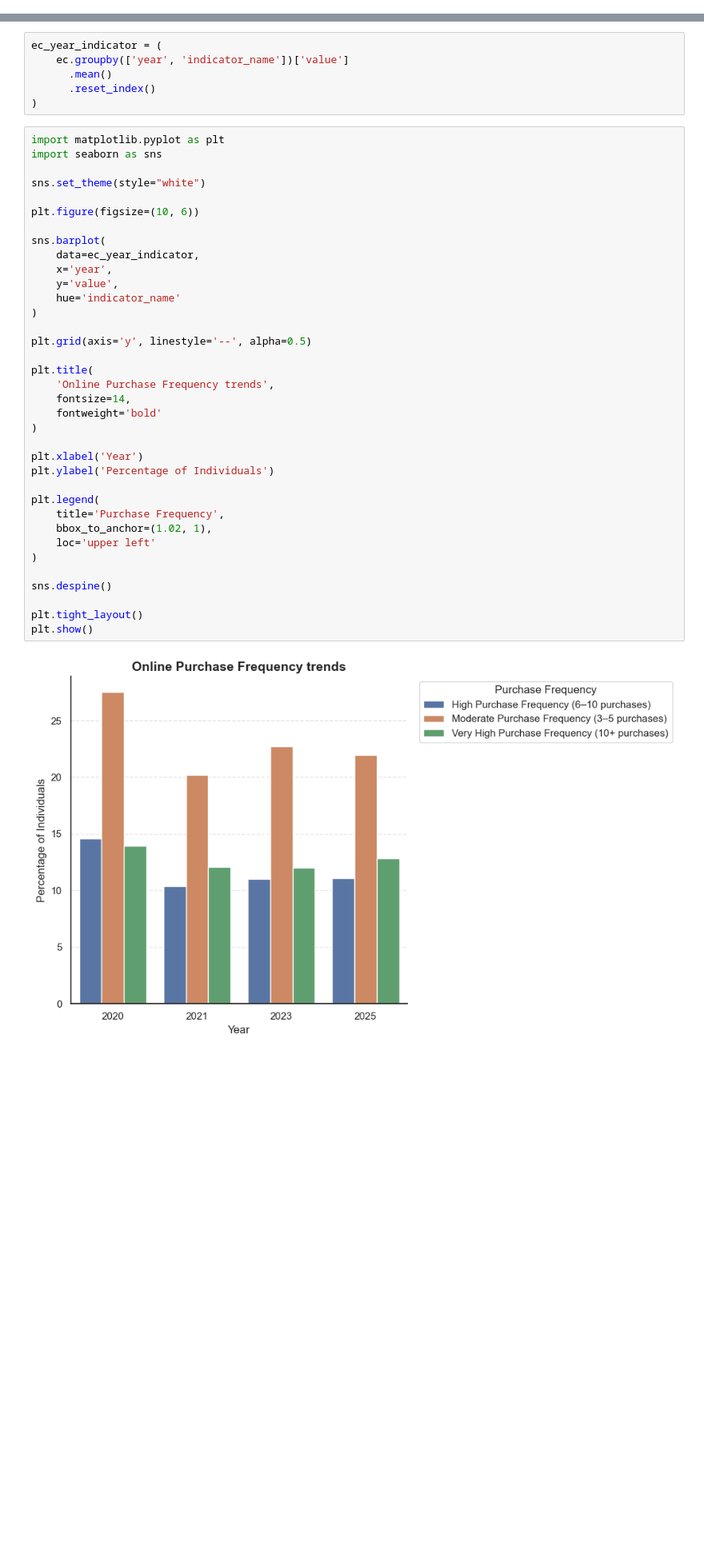
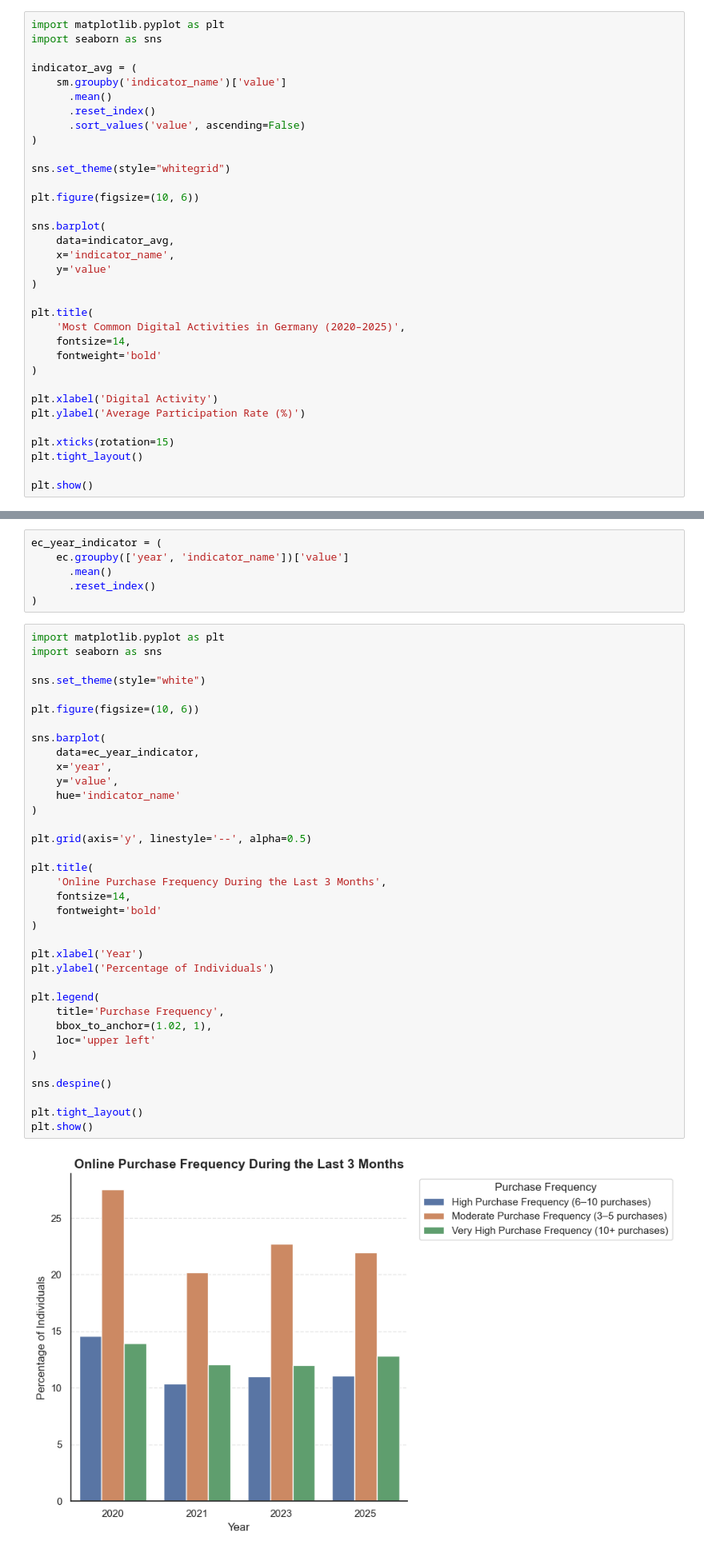
Before and after one commit to CodeCookieNoor/germany-digital-behavior-analysis, a Jupyter notebook: notebooks/02_eda.ipynb, the cells around one changed output, grey strips where cells are left out. Shown at 80% size. Drawn from its saved outputs; the diff is of its cells as text; blank space fills up the shorter version.

```diff
--- a/notebooks/02_eda.ipynb
+++ b/notebooks/02_eda.ipynb
@@ -466,0 +278,34 @@ This section evaluates yearly trends using average indicator values.
+# %%
+import matplotlib.pyplot as plt
+import seaborn as sns
+
+indicator_avg = (
+    sm.groupby('indicator_name')['value']
+      .mean()
+      .reset_index()
+      .sort_values('value', ascending=False)
+)
+
+sns.set_theme(style="whitegrid")
+
+plt.figure(figsize=(10, 6))
+
+sns.barplot(
+    data=indicator_avg,
+    x='indicator_name',
+    y='value'
+)
+
+plt.title(
+    'Most Common Digital Activities in Germany (2020–2025)',
+    fontsize=14,
+    fontweight='bold'
+)
+
+plt.xlabel('Digital Activity')
+plt.ylabel('Average Participation Rate (%)')
+
+plt.xticks(rotation=15)
+plt.tight_layout()
+
+plt.show()
@@ -550,35 +409,35 @@ sns.set_theme(style="white")
 plt.figure(figsize=(10, 6))
 
 sns.barplot(
     data=ec_year_indicator,
     x='year',
     y='value',
     hue='indicator_name'
 )
 
 plt.grid(axis='y', linestyle='--', alpha=0.5)
 
 plt.title(
-    'Online Purchase Frequency trends',
+    'Online Purchase Frequency During the Last 3 Months',
     fontsize=14,
     fontweight='bold'
 )
 
 plt.xlabel('Year')
 plt.ylabel('Percentage of Individuals')
 
 plt.legend(
     title='Purchase Frequency',
     bbox_to_anchor=(1.02, 1),
     loc='upper left'
 )
 
 sns.despine()
 
 plt.tight_layout()
 plt.show()
 # %% [output]
-[figure, old version]
+[figure, new version]
 # %% [markdown]
 ### Observation
 
```
Also changed, not shown: parts of 80 cells of this notebook, 2 other files.
